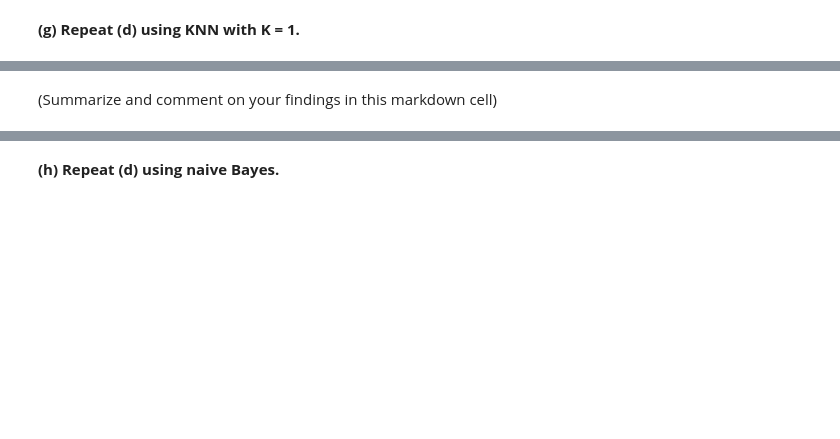
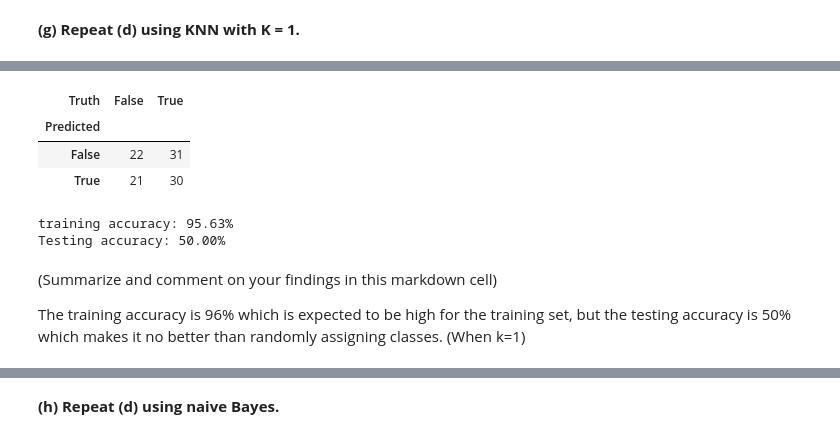
Before and after one commit to WillDBM/DATA-303, a Jupyter notebook: Lab/Armentrout_William_Lab5.ipynb, the cells around one changed output, grey strips where cells are left out. Drawn from its saved outputs; the diff is of its cells as text; code cells hidden in the pictures; blank space fills up the shorter version.

```diff
--- a/Lab/Armentrout_William_Lab5.ipynb
+++ b/Lab/Armentrout_William_Lab5.ipynb
@@ -252,2 +275,18 @@ Testing accuracy: 58.65%
+# %%
+pred_test = knn1.predict(X_test)
+confusion_table(pred_test, y_test)
+# %% [output]
+| Truth | False | True |
+| Predicted |  |  |
+| False | 22 | 31 |
+| True | 21 | 30 |
+# %%
+print(f'training accuracy: {np.mean(y_train == pred_train) * 100:.2f}%')
+print(f'Testing accuracy: {np.mean(y_test == pred_test) * 100:.2f}%')
+# %% [output]
+training accuracy: 95.63%
+Testing accuracy: 50.00%
 # %% [markdown]
 (Summarize and comment on your findings in this markdown cell)
+
+The training accuracy is 96% which is expected to be high for the training set, but the testing accuracy is 50% which makes it no better than randomly assigning classes. (When k=1)
```
Also changed, not shown: parts of 18 cells of this notebook.
